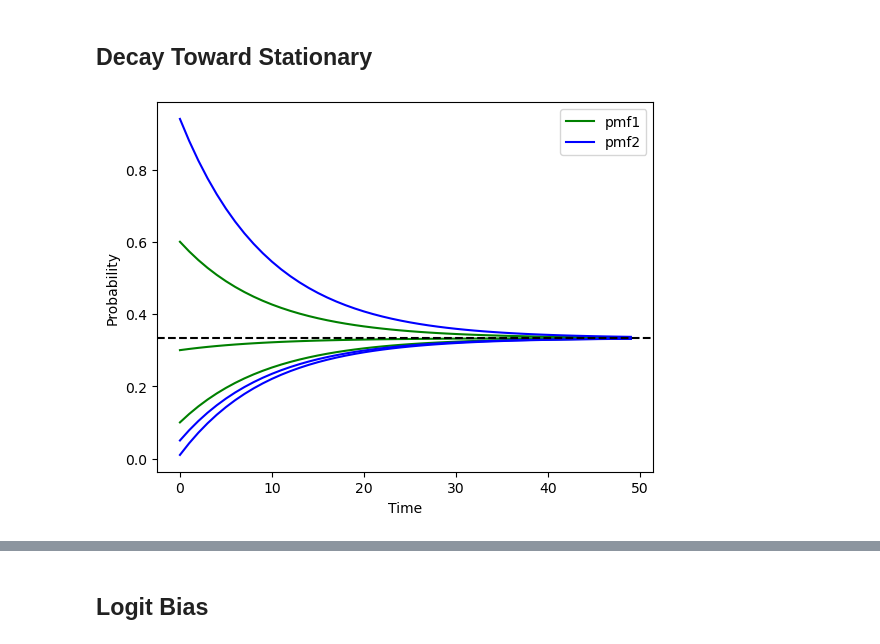
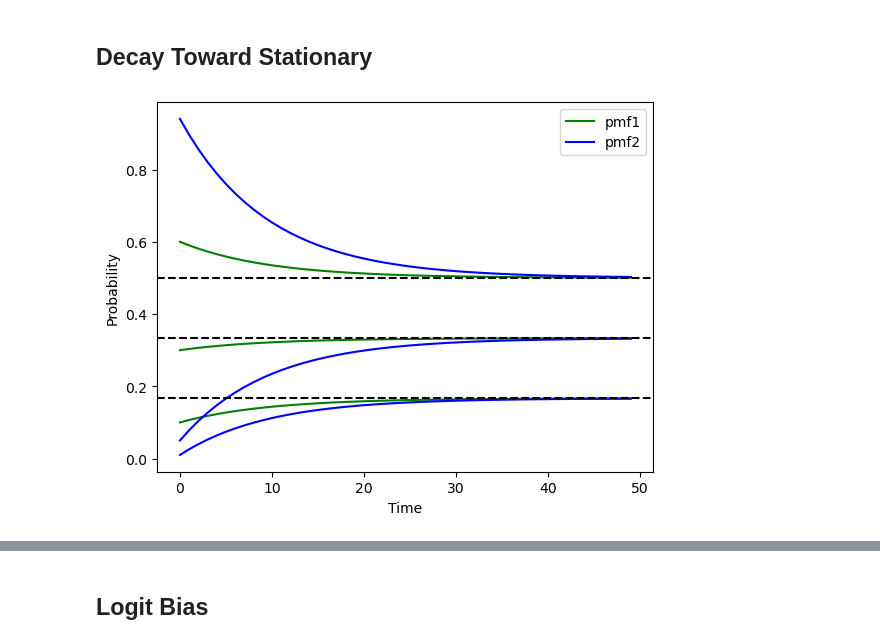
Before and after one commit to AntiPhoton47/projective_simulation, a Jupyter notebook: nbs/lib_nbs/methods/01_transforms.ipynb, the cells around one changed output, grey strips where cells are left out. Saved outputs shown, nothing was run; the diff lists cells and outputs as text; code cells hidden in the pictures.

```diff
--- a/nbs/lib_nbs/methods/01_transforms.ipynb
+++ b/nbs/lib_nbs/methods/01_transforms.ipynb
@@ -153,22 +153,25 @@ def decay_toward_stationary(pmfs: NDArray[np.float_],                      #Arra
 # %%
 probability_mass_function1 = np.array((0.1,0.3,0.6))
 probability_mass_function2 = np.array((0.01,0.05,0.94))
+stationary_distribution = np.array((1/6, 2/6, 3/6))
 pmfs = np.row_stack((probability_mass_function1,probability_mass_function2))
 time_steps = 50
 decay_rate = 0.1
 pmfs_time_evolution = np.zeros((time_steps, *pmfs.shape)) #* unpacks the shape tuple
 
 for t in range(time_steps):
     pmfs_time_evolution[t,:,:] = pmfs
-    pmfs = _decay_toward_uniform(pmfs, decay_rate)
+    pmfs = decay_toward_stationary(pmfs, decay_rate, stationary_distribution)
 
 for i in range(np.shape(pmfs)[0]):
     for j in range(np.shape(pmfs)[1]):
         label = ['pmf1', 'pmf2'][i] if j == 0 else None  # Add label only once per pmf
         plt.plot(range(time_steps), pmfs_time_evolution[:,i,j], color = ["green","blue"][i], label = label)
-plt.axhline(y = 1/3, linestyle = '--', color = 'black')
+plt.axhline(y = stationary_distribution[0], linestyle = '--', color = 'black')
+plt.axhline(y = stationary_distribution[1], linestyle = '--', color = 'black')
+plt.axhline(y = stationary_distribution[2], linestyle = '--', color = 'black')
 plt.xlabel('Time')
 plt.ylabel('Probability')
 legend = plt.legend()
 # %% [output]
-[figure, old version]
+[figure, new version]
```
Also changed, not shown: parts of 4 cells of this notebook, 1 other file.
